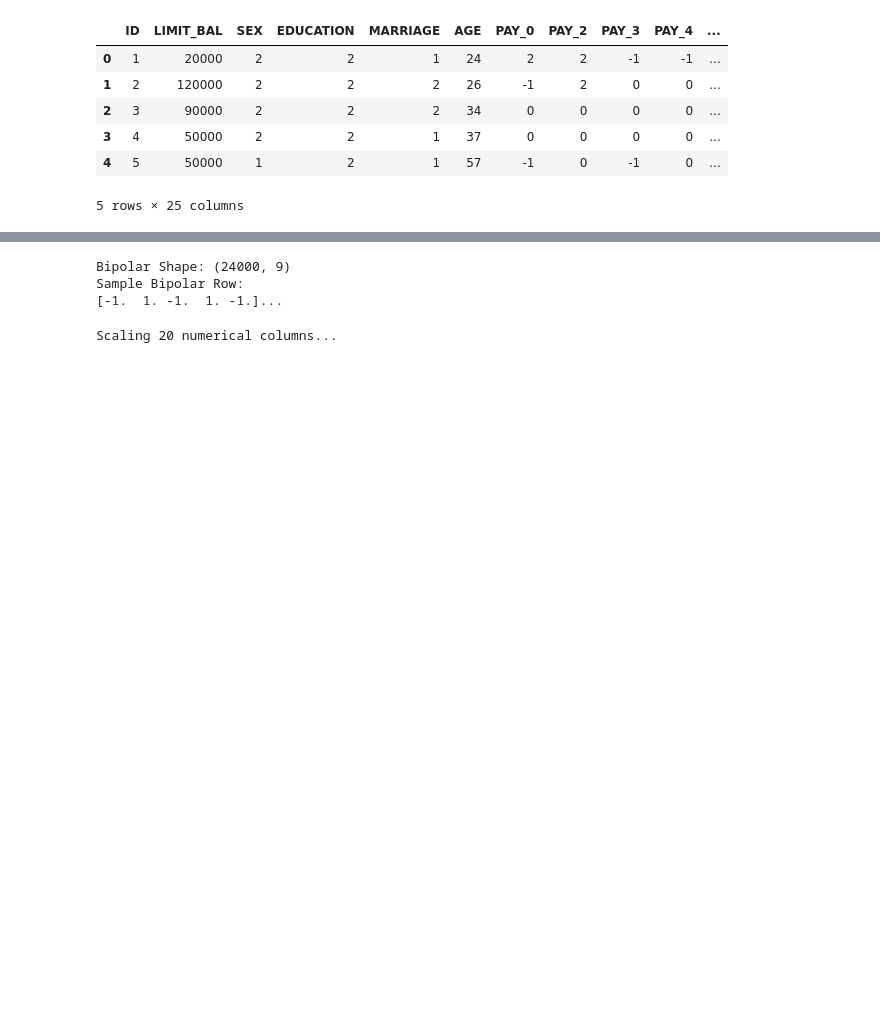
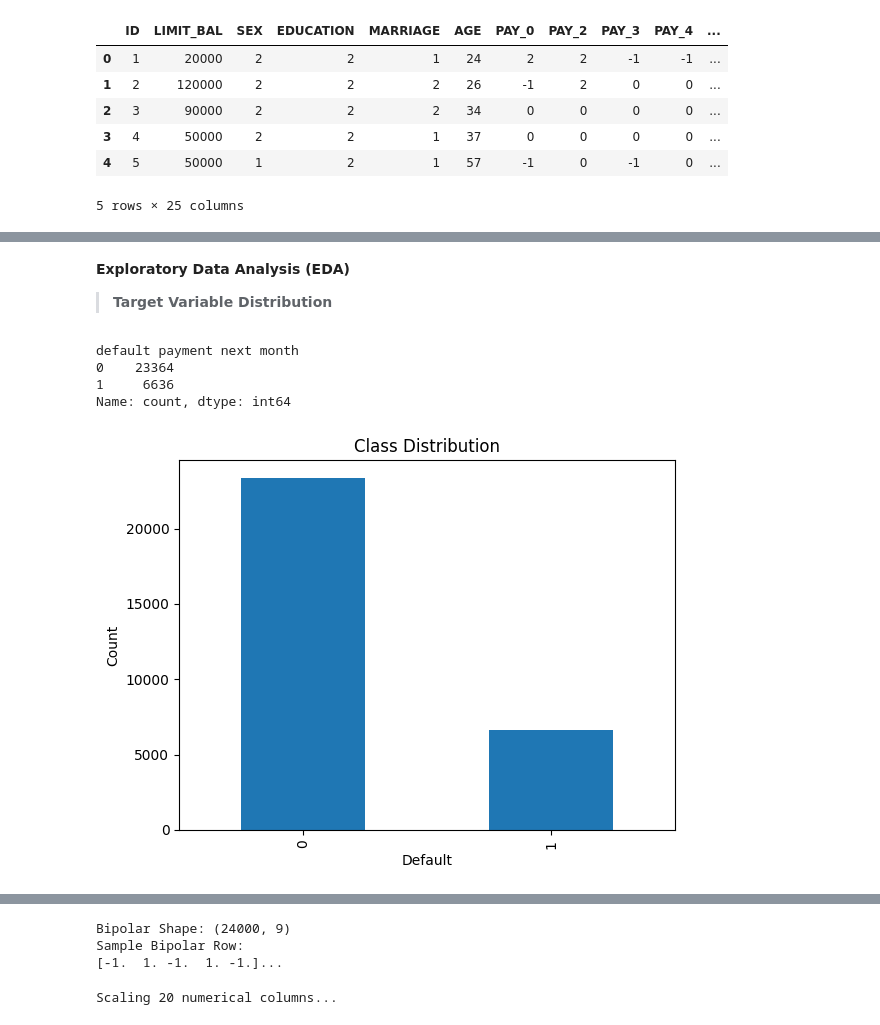
Before and after one commit to ritabrezznica/DeepLearning, a Jupyter notebook: Preprocessing.ipynb, the cells around one changed output, grey strips where cells are left out. Drawn from its saved outputs; the diff is of its cells as text; code cells hidden in the pictures; blank space fills up the shorter version.

```diff
--- a/Preprocessing.ipynb
+++ b/Preprocessing.ipynb
@@ -31,0 +75,23 @@ print(df[['EDUCATION', 'MARRIAGE']].head())
+# %% [markdown]
+**Exploratory Data Analysis (EDA)**
+
+
+>**Target Variable Distribution**
+# %%
+import matplotlib.pyplot as plt
+
+# Target distribution
+target_counts = df['default payment next month'].value_counts()
+print(target_counts)
+
+# Bar plot
+target_counts.plot(kind='bar', title='Class Distribution')
+plt.xlabel('Default')
+plt.ylabel('Count')
+plt.show()
+# %% [output]
+default payment next month
+0    23364
+1     6636
+Name: count, dtype: int64
+[figure, added]
```
Also changed, not shown: parts of 38 cells of this notebook.
